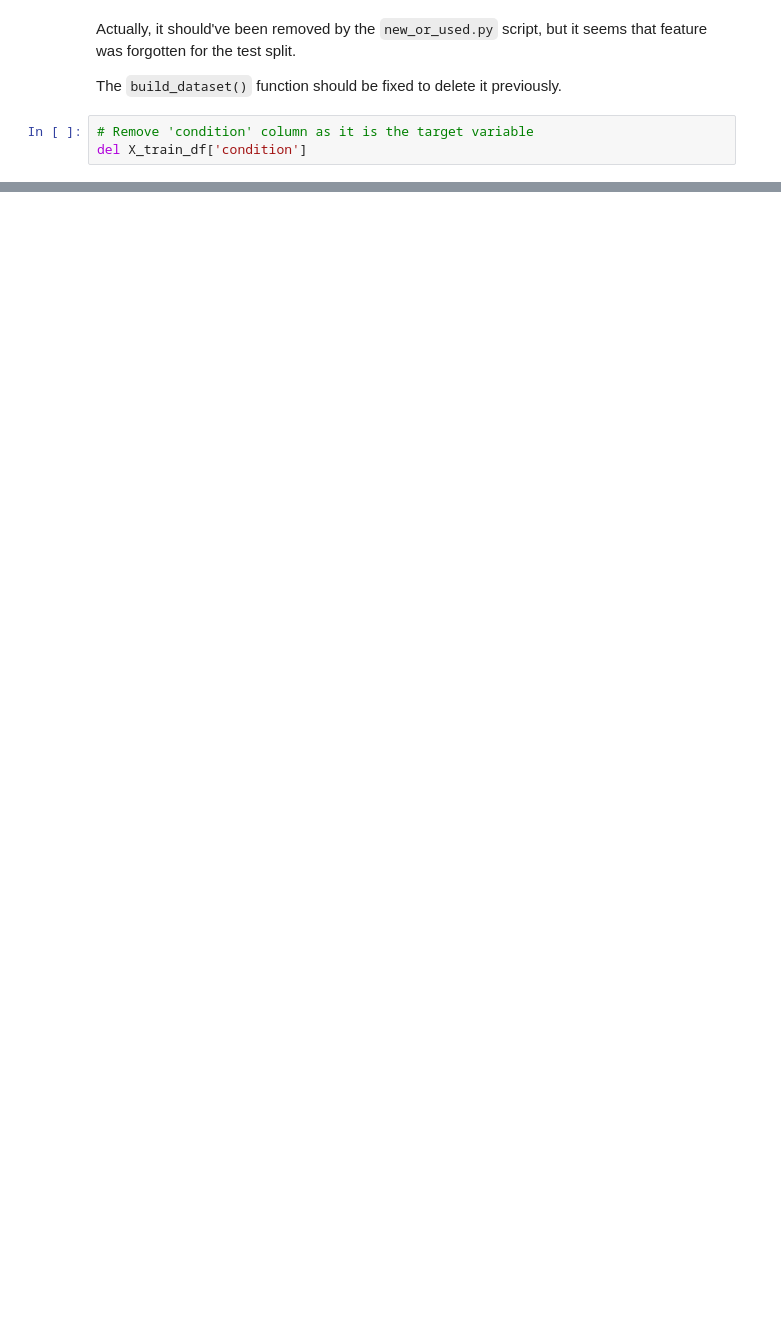
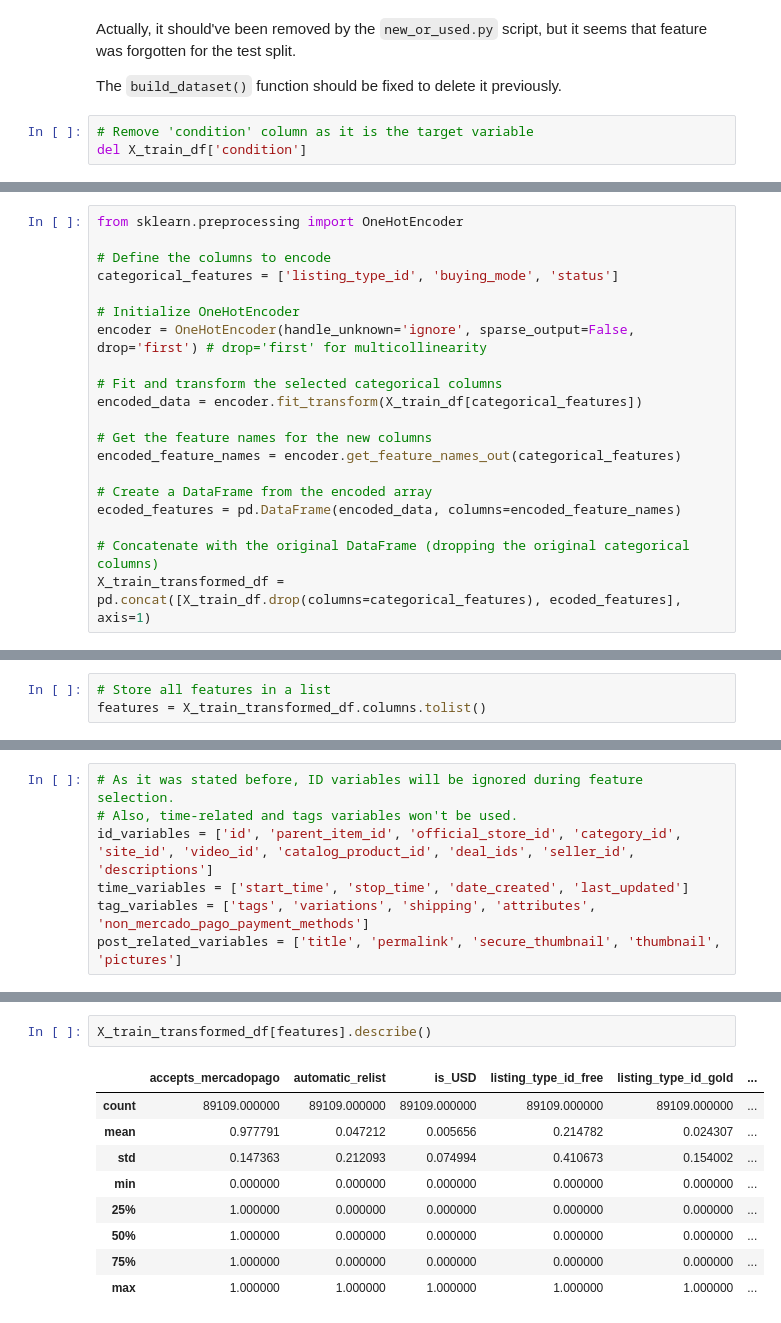
Before and after one commit to MLsound/mercadolibre-new-used-prediction, a Jupyter notebook: EDA.ipynb, the cells around one changed output, grey strips where cells are left out. Saved outputs shown, nothing was run; the diff lists cells and outputs as text; blank space fills up the shorter version.

```diff
--- a/EDA.ipynb
+++ b/EDA.ipynb
@@ -347,0 +611,20 @@ del X_train_df['condition']
+# %%
+from sklearn.preprocessing import OneHotEncoder
+
+# Define the columns to encode
+categorical_features = ['listing_type_id', 'buying_mode', 'status']
+
+# Initialize OneHotEncoder
+encoder = OneHotEncoder(handle_unknown='ignore', sparse_output=False, drop='first') # drop='first' for multicollinearity
+
+# Fit and transform the selected categorical columns
+encoded_data = encoder.fit_transform(X_train_df[categorical_features])
+
+# Get the feature names for the new columns
+encoded_feature_names = encoder.get_feature_names_out(categorical_features)
+
+# Create a DataFrame from the encoded array
+ecoded_features = pd.DataFrame(encoded_data, columns=encoded_feature_names)
+
+# Concatenate with the original DataFrame (dropping the original categorical columns)
+X_train_transformed_df = pd.concat([X_train_df.drop(columns=categorical_features), ecoded_features], axis=1)
@@ -347,0 +658,3 @@ del X_train_df['condition']
+# %%
+# Store all features in a list
+features = X_train_transformed_df.columns.tolist()
@@ -347,0 +664,7 @@ del X_train_df['condition']
+# %%
+# As it was stated before, ID variables will be ignored during feature selection.
+# Also, time-related and tags variables won't be used.
+id_variables = ['id', 'parent_item_id', 'official_store_id', 'category_id', 'site_id', 'video_id', 'catalog_product_id', 'deal_ids', 'seller_id', 'descriptions']
+time_variables = ['start_time', 'stop_time', 'date_created', 'last_updated']
+tag_variables = ['tags', 'variations', 'shipping', 'attributes', 'non_mercado_pago_payment_methods']
+post_related_variables = ['title', 'permalink', 'secure_thumbnail', 'thumbnail', 'pictures']
@@ -347,0 +833,12 @@ del X_train_df['condition']
+# %%
+X_train_transformed_df[features].describe()
+# %% [output]
+|  | accepts_mercadopago | automatic_relist | is_USD | listing_type_id_free | listing_type_id_gold | ... |
+| count | 89109.000000 | 89109.000000 | 89109.000000 | 89109.000000 | 89109.000000 | ... |
+| mean | 0.977791 | 0.047212 | 0.005656 | 0.214782 | 0.024307 | ... |
+| std | 0.147363 | 0.212093 | 0.074994 | 0.410673 | 0.154002 | ... |
+| min | 0.000000 | 0.000000 | 0.000000 | 0.000000 | 0.000000 | ... |
+| 25% | 1.000000 | 0.000000 | 0.000000 | 0.000000 | 0.000000 | ... |
+| 50% | 1.000000 | 0.000000 | 0.000000 | 0.000000 | 0.000000 | ... |
+| 75% | 1.000000 | 0.000000 | 0.000000 | 0.000000 | 0.000000 | ... |
+| max | 1.000000 | 1.000000 | 1.000000 | 1.000000 | 1.000000 | ... |
```
Also changed, not shown: parts of 93 cells of this notebook.
